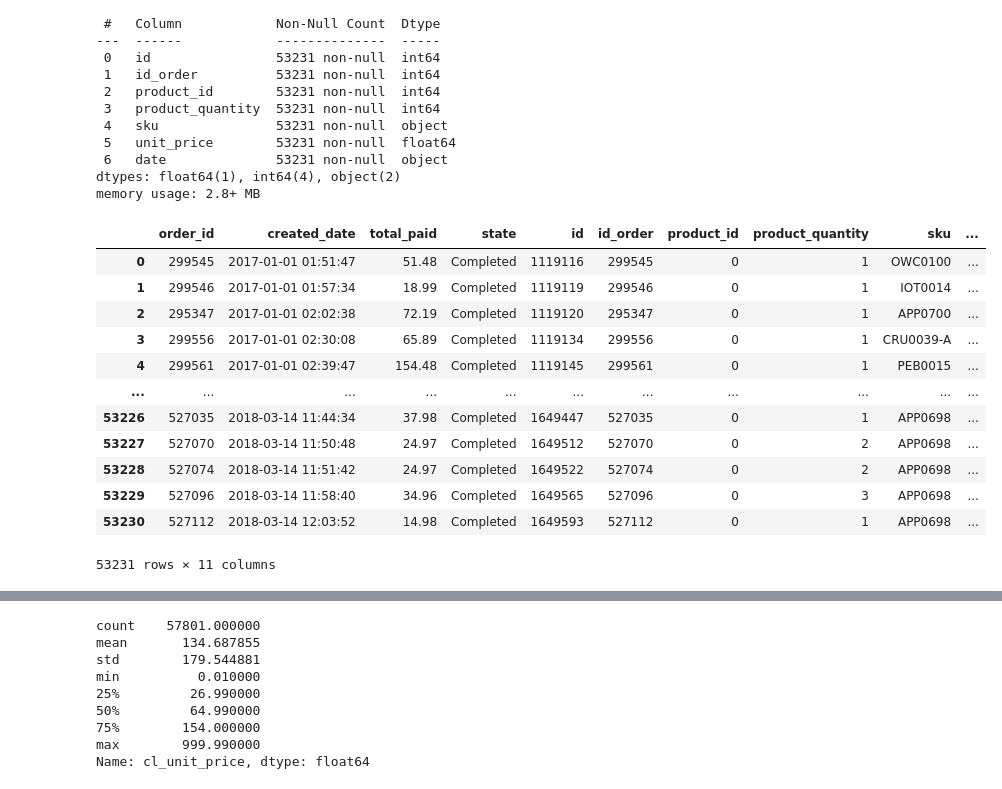
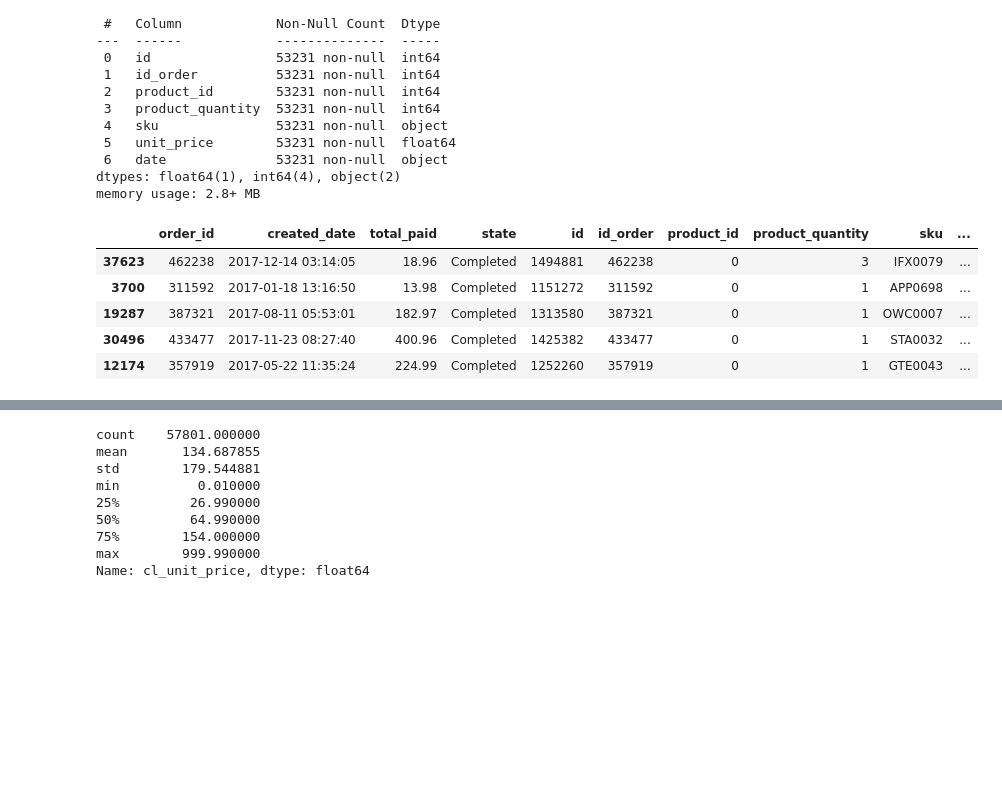
Before and after one commit to FindWhatYou/Pandas_Exercises, a Jupyter notebook: 8_comparing_cleaning_results.ipynb, the cells around one changed output, grey strips where cells are left out. Drawn from its saved outputs; the diff is of its cells as text; code cells hidden in the pictures; blank space fills up the shorter version.

```diff
--- a/8_comparing_cleaning_results.ipynb
+++ b/8_comparing_cleaning_results.ipynb
@@ -401,21 +417,14 @@ Data columns (total 7 columns):
 dtypes: float64(1), int64(4), object(2)
 memory usage: 2.8+ MB
 # %%
-orders_qu.merge(orderlines_qu, how="right", left_on="order_id", right_on="id_order" )
+orders_qu.merge(orderlines_qu, how="right", left_on="order_id", right_on="id_order" ).sample(5)
 # %% [output]
 |  | order_id | created_date | total_paid | state | id | id_order | product_id | product_quantity | sku | ... |
-| 0 | 299545 | 2017-01-01 01:51:47 | 51.48 | Completed | 1119116 | 299545 | 0 | 1 | OWC0100 | ... |
-| 1 | 299546 | 2017-01-01 01:57:34 | 18.99 | Completed | 1119119 | 299546 | 0 | 1 | IOT0014 | ... |
-| 2 | 295347 | 2017-01-01 02:02:38 | 72.19 | Completed | 1119120 | 295347 | 0 | 1 | APP0700 | ... |
-| 3 | 299556 | 2017-01-01 02:30:08 | 65.89 | Completed | 1119134 | 299556 | 0 | 1 | CRU0039-A | ... |
-| 4 | 299561 | 2017-01-01 02:39:47 | 154.48 | Completed | 1119145 | 299561 | 0 | 1 | PEB0015 | ... |
-| ... | ... | ... | ... | ... | ... | ... | ... | ... | ... | ... |
-| 53226 | 527035 | 2018-03-14 11:44:34 | 37.98 | Completed | 1649447 | 527035 | 0 | 1 | APP0698 | ... |
-| 53227 | 527070 | 2018-03-14 11:50:48 | 24.97 | Completed | 1649512 | 527070 | 0 | 2 | APP0698 | ... |
-| 53228 | 527074 | 2018-03-14 11:51:42 | 24.97 | Completed | 1649522 | 527074 | 0 | 2 | APP0698 | ... |
-| 53229 | 527096 | 2018-03-14 11:58:40 | 34.96 | Completed | 1649565 | 527096 | 0 | 3 | APP0698 | ... |
-| 53230 | 527112 | 2018-03-14 12:03:52 | 14.98 | Completed | 1649593 | 527112 | 0 | 1 | APP0698 | ... |
+| 37623 | 462238 | 2017-12-14 03:14:05 | 18.96 | Completed | 1494881 | 462238 | 0 | 3 | IFX0079 | ... |
+| 3700 | 311592 | 2017-01-18 13:16:50 | 13.98 | Completed | 1151272 | 311592 | 0 | 1 | APP0698 | ... |
+| 19287 | 387321 | 2017-08-11 05:53:01 | 182.97 | Completed | 1313580 | 387321 | 0 | 1 | OWC0007 | ... |
+| 30496 | 433477 | 2017-11-23 08:27:40 | 400.96 | Completed | 1425382 | 433477 | 0 | 1 | STA0032 | ... |
+| 12174 | 357919 | 2017-05-22 11:35:24 | 224.99 | Completed | 1252260 | 357919 | 0 | 1 | GTE0043 | ... |
-53231 rows × 11 columns
 # %%
 orderlines_fl.sample()
 # %% [output]
```
Also changed, not shown: parts of 26 cells of this notebook.
